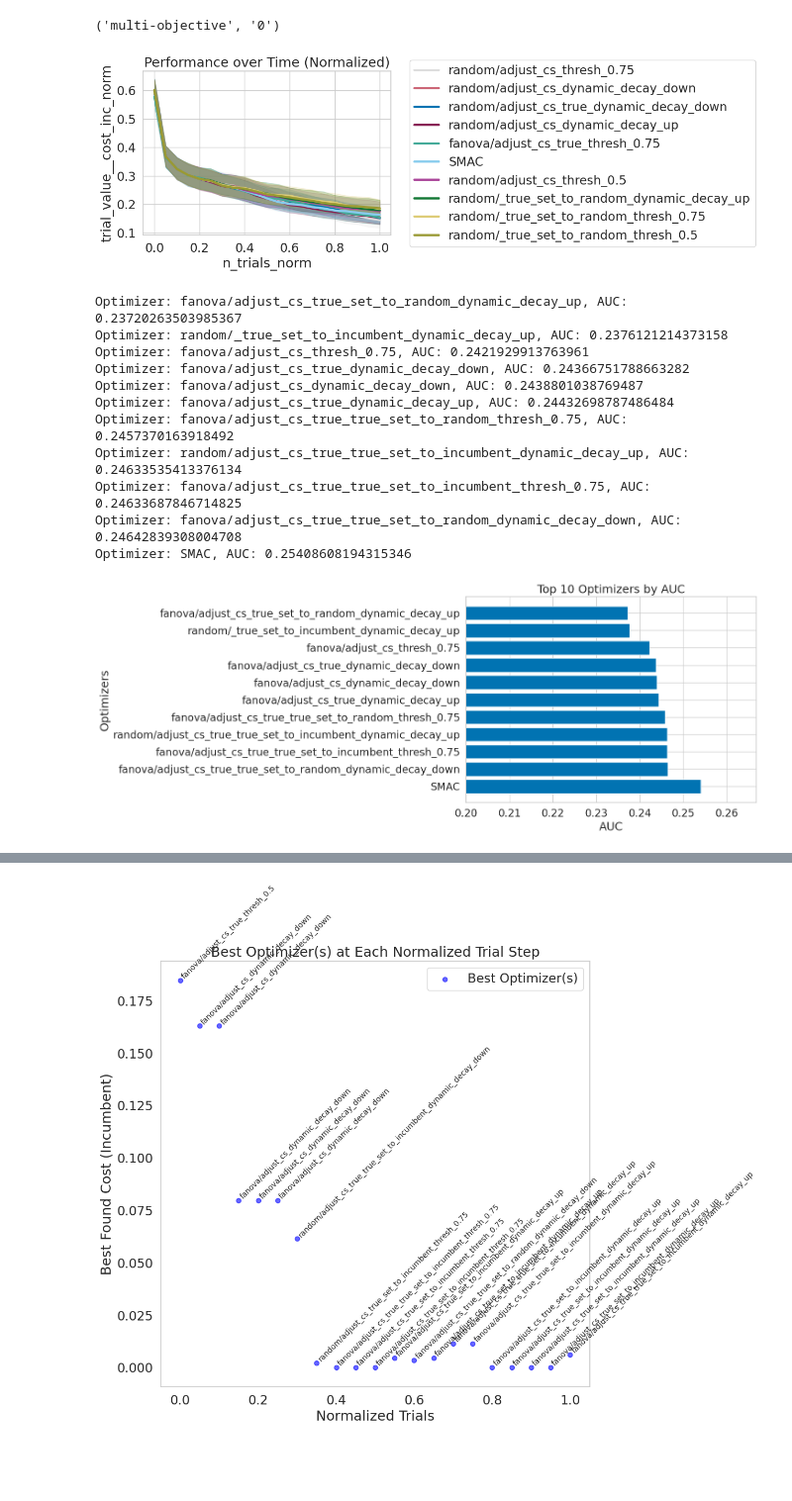
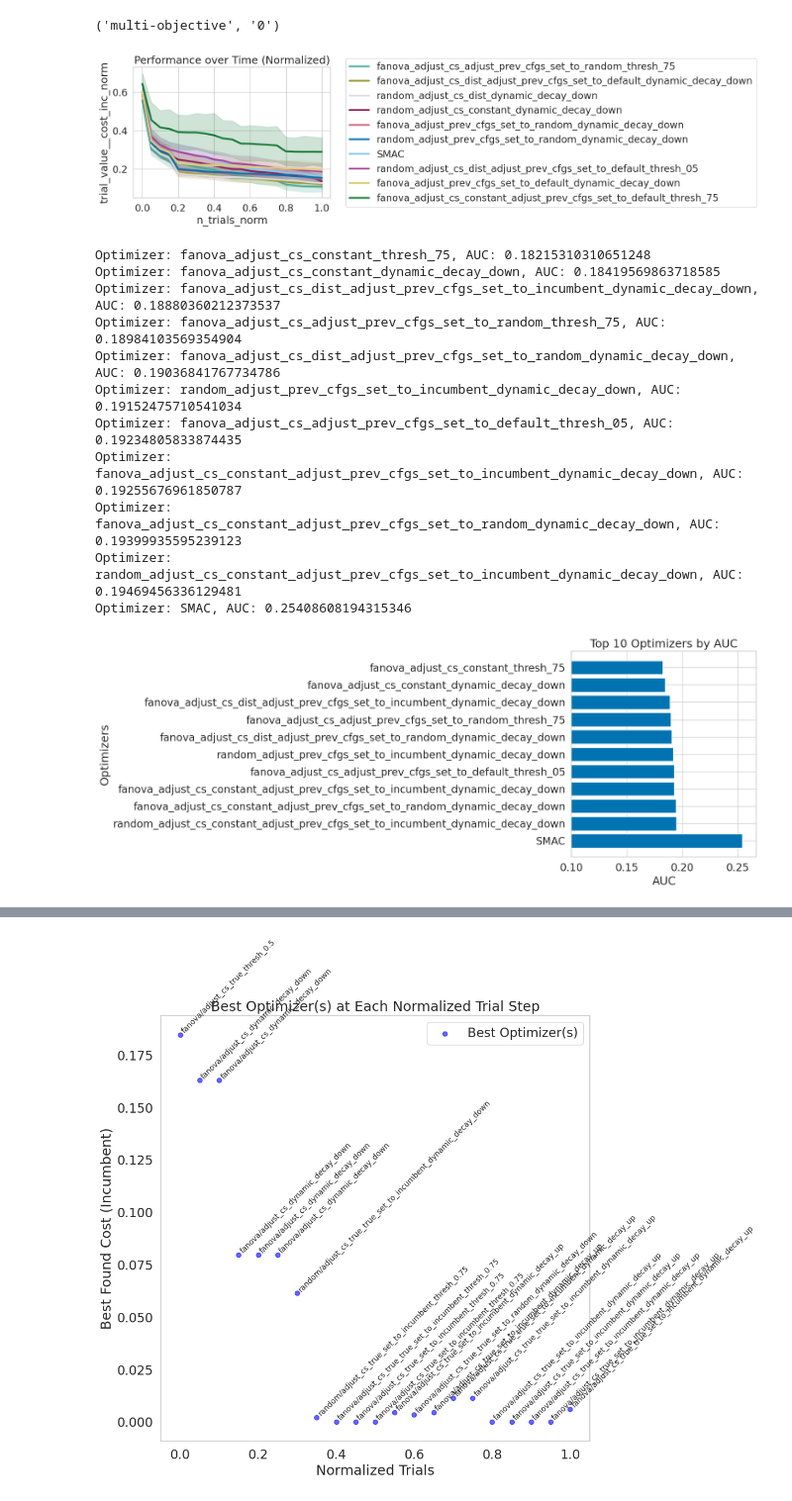
Before and after one commit to daphne12345/package_hpi_parego, a Jupyter notebook: plot_supplemental.ipynb, the cells around one changed output, grey strips where cells are left out. Shown at 99% size. Cells and saved outputs as stored; diff of their text form; code cells hidden in the pictures; blank space fills up the shorter version.

Commit message:
plot

```diff
--- a/plot_supplemental.ipynb
+++ b/plot_supplemental.ipynb
@@ -52,12 +52,41 @@ for root_dir in os.listdir(ROOT_DIR):
             # Extract the basedir from the overrides.yaml file
             with open(overrides_path, "r") as f:
                 overrides_content = f.read()
-                basedir_line = next((line for line in overrides_content.splitlines() if "- baserundir=" in line), None)
-                if basedir_line:
-                    basedir = basedir_line.split("=results/", 1)[1].strip()
-                    print(basedir)
+                replacement_string = ''
+                if "fanova" in overrides_content:
+                    replacement_string += "fanova_"
+                elif "hypershap" in overrides_content:
+                    replacement_string += "hypershap_"
+                elif "random" in overrides_content:
+                    replacement_string += "random_"
                 else:
-                    basedir = 'SMAC'
+                    replacement_string += 'SMAC'
+
+                if "adjust_cs=True" in overrides_content:
+                    replacement_string += "adjust_cs_"
+                if "constant=True" in overrides_content:
+                    replacement_string += "constant_"
+                if "constant=False" in overrides_content:
+                    replacement_string += "dist_"
+
+                if "adjust_previous_cfgs=True" in overrides_content:
+                    replacement_string += "adjust_prev_cfgs_"
+                # if "cs_proba_hpi=True" in overrides_content:
+                #     replacement_string += "_cs_proba_hpi_"
+
+                if "set_to=random" in overrides_content:
+                    replacement_string += "set_to_random_"
+                if "set_to=default" in overrides_content:
+                    replacement_string += "set_to_default_"
+                if "set_to=incumbent" in overrides_content:
+                    replacement_string += "set_to_incumbent_"
+
+                if "dynamic_decay=linear" in overrides_content:
+                    replacement_string += "dynamic_decay_down"
+                if "thresh=0.5" in overrides_content:
+                    replacement_string += "thresh_05"
+                if "thresh=0.75" in overrides_content:
+                    replacement_string += "thresh_75"
 
             if "config.yaml" in files:
                 config_path = os.path.join(root, "config.yaml")
@@ -69,7 +98,7 @@ for root_dir in os.listdir(ROOT_DIR):
                     for line in content:
                         if line.strip().startswith("optimizer_id:"):
                             # Replace the value of optimizer_id with the directory name
-                            new_content.append(f"optimizer_id: {basedir}\n")
+                            new_content.append(f"optimizer_id: {replacement_string}\n")
                         else:
                             new_content.append(line)
                 # Write back only if there was a change
@@ -268,35 +312,35 @@ import matplotlib.pyplot as plt
 import seaborn as sns
 import numpy as np
 
 import carps.analysis.performance_over_time
 
 importlib.reload(carps)
 importlib.reload(carps.analysis)
 importlib.reload(carps.analysis.performance_over_time)
 from carps.analysis.performance_over_time import plot_performance_over_time, setup_seaborn, savefig, get_color_palette
 
 setup_seaborn()
-top = perf.groupby(by=["optimizer_id"]).apply(lambda x: x.loc[x['n_trials_norm'].idxmin()]['trial_value__cost_inc_norm']).sort_values().head(10).keys()
+top = perf.groupby(by=["optimizer_id"]).apply(lambda x: x.loc[x['n_trials_norm'].idxmax()]['trial_value__cost_inc_norm']).sort_values().head(10).keys()
 plot = perf[perf['optimizer_id'].isin(top)]
 
 
 lineplot_kwargs = {"linewidth": 3}
 for gid, gdf in plot.groupby(by=["task_type", "set"]):
     print(gid)
     fig, ax = plot_performance_over_time(
         df=gdf,
         x="n_trials_norm",
         y="trial_value__cost_inc_norm",
         hue="optimizer_id",
         figure_filename=f"figures/perf_over_time/performance_over_time_{gid}_trials",
         figsize=(6,4),
         title="Performance over Time (Normalized)",
         **lineplot_kwargs
     )
     plt.show()
 # %% [output]
 ('multi-objective', '0')
-[figure, old version]
+[figure, new version]
 # %%
 mean_perf = perf.groupby(['n_trials_norm', 'optimizer_id'])['trial_value__cost_inc_norm'].mean().reset_index()
 # %%
@@ -318,16 +362,16 @@ top_10_optimizers.append(('SMAC', auc_results['SMAC']))
 for optimizer_id, auc in top_10_optimizers:
     print(f"Optimizer: {optimizer_id}, AUC: {auc}")
 # %% [output]
-Optimizer: fanova/adjust_cs_true_set_to_random_dynamic_decay_up, AUC: 0.23720263503985367
-Optimizer: random/_true_set_to_incumbent_dynamic_decay_up, AUC: 0.2376121214373158
-Optimizer: fanova/adjust_cs_thresh_0.75, AUC: 0.2421929913763961
-Optimizer: fanova/adjust_cs_true_dynamic_decay_down, AUC: 0.24366751788663282
-Optimizer: fanova/adjust_cs_dynamic_decay_down, AUC: 0.2438801038769487
-Optimizer: fanova/adjust_cs_true_dynamic_decay_up, AUC: 0.24432698787486484
-Optimizer: fanova/adjust_cs_true_true_set_to_random_thresh_0.75, AUC: 0.2457370163918492
-Optimizer: random/adjust_cs_true_true_set_to_incumbent_dynamic_decay_up, AUC: 0.24633535413376134
-Optimizer: fanova/adjust_cs_true_true_set_to_incumbent_thresh_0.75, AUC: 0.24633687846714825
-Optimizer: fanova/adjust_cs_true_true_set_to_random_dynamic_decay_down, AUC: 0.24642839308004708
+Optimizer: fanova_adjust_cs_constant_thresh_75, AUC: 0.18215310310651248
+Optimizer: fanova_adjust_cs_constant_dynamic_decay_down, AUC: 0.18419569863718585
+Optimizer: fanova_adjust_cs_dist_adjust_prev_cfgs_set_to_incumbent_dynamic_decay_down, AUC: 0.18880360212373537
+Optimizer: fanova_adjust_cs_adjust_prev_cfgs_set_to_random_thresh_75, AUC: 0.18984103569354904
+Optimizer: fanova_adjust_cs_dist_adjust_prev_cfgs_set_to_random_dynamic_decay_down, AUC: 0.19036841767734786
+Optimizer: random_adjust_prev_cfgs_set_to_incumbent_dynamic_decay_down, AUC: 0.19152475710541034
+Optimizer: fanova_adjust_cs_adjust_prev_cfgs_set_to_default_thresh_05, AUC: 0.19234805833874435
+Optimizer: fanova_adjust_cs_constant_adjust_prev_cfgs_set_to_incumbent_dynamic_decay_down, AUC: 0.19255676961850787
+Optimizer: fanova_adjust_cs_constant_adjust_prev_cfgs_set_to_random_dynamic_decay_down, AUC: 0.19399935595239123
+Optimizer: random_adjust_cs_constant_adjust_prev_cfgs_set_to_incumbent_dynamic_decay_down, AUC: 0.19469456336129481
 Optimizer: SMAC, AUC: 0.25408608194315346
 # %%
 import matplotlib.pyplot as plt
@@ -341,13 +385,13 @@ plt.figure(figsize=(15, 6))
 plt.barh(optimizers, auc_values, log=False)
 plt.xlabel('AUC')
 plt.ylabel('Optimizers')
-plt.xlim(0.2)  # Set x-axis limits
+plt.xlim(0.1)  # Set x-axis limits
 plt.title('Top 10 Optimizers by AUC')
 plt.gca().invert_yaxis()  # Invert y-axis to show the highest AUC at the top
 plt.tight_layout()
 plt.show()
 # %% [output]
-[figure, old version]
+[figure, new version]
 # %%
 pd.set_option('display.max_colwidth', 1)
 mean_perf.sort_values("n_trials_norm").groupby("n_trials_norm").apply(
```
Also changed, not shown: parts of 3 cells of this notebook.
